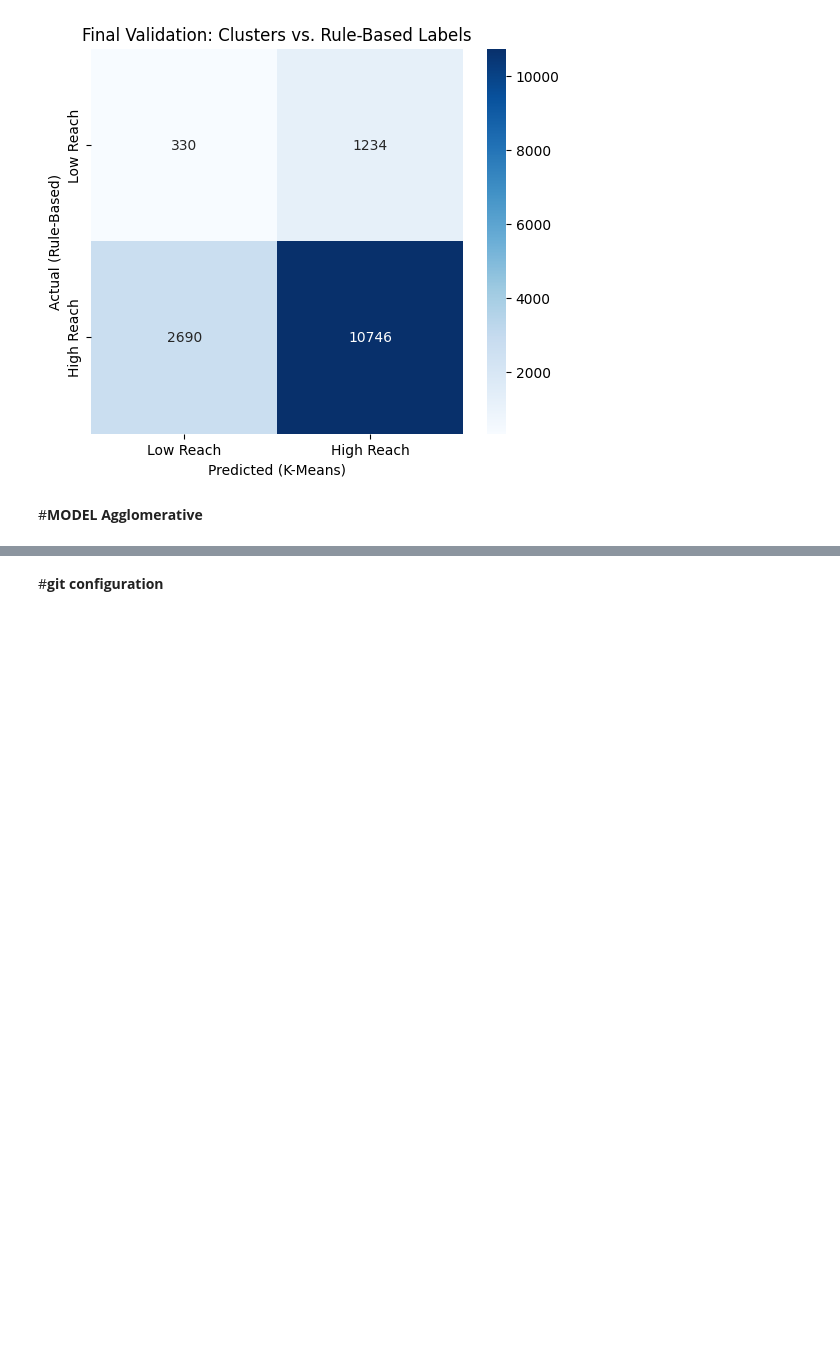
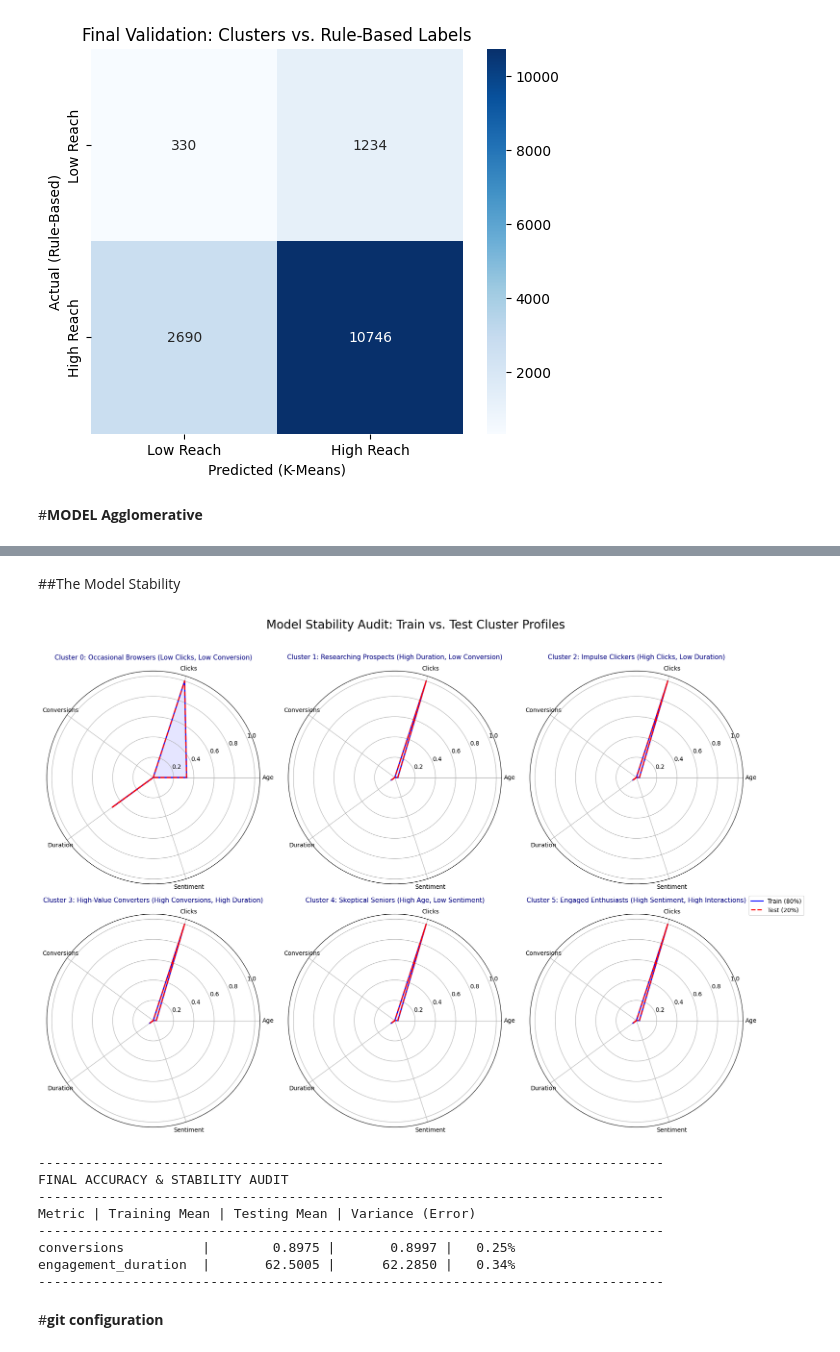
Before and after one commit to praveentecsl/High-Engagement-Content-Classification-model, a Jupyter notebook: SocialMedia_engagement.ipynb, the cells around one changed output, grey strips where cells are left out. Saved outputs shown, nothing was run; the diff lists cells and outputs as text; code cells hidden in the pictures; blank space fills up the shorter version.

```diff
--- a/SocialMedia_engagement.ipynb
+++ b/SocialMedia_engagement.ipynb
@@ -182,3 +698,69 @@ weighted avg       0.81      0.74      0.77     15000
+# %% [markdown]
+##The Model Stability
+# %%
+import matplotlib.pyplot as plt
+import pandas as pd
+import numpy as np
+
+# 1. Prepare Data for Radar/Spider Plot Comparison
+# We focus on the core engagement metrics to show stability
+labels = ['Age', 'Clicks', 'Conversions', 'Duration', 'Sentiment']
+n_metrics = len(labels)
+
+# 2. CREATE STABILITY VISUALIZATION
+fig, axes = plt.subplots(2, 3, figsize=(18, 12), subplot_kw=dict(polar=True))
+axes = axes.flatten()
+
+for i in range(optimal_k):
+    # Extract Means for Train and Test
+    train_values = train_profile.iloc[i][['age', 'clicks', 'conversions', 'engagement_duration', 'sentiment_score']].values
+    test_values = test_profile.iloc[i][['age', 'clicks', 'conversions', 'engagement_duration', 'sentiment_score']].values
+
+    # Normalize for visualization (0 to 1 scale for the plot)
+    train_norm = (train_values - train_values.min()) / (train_values.max() - train_values.min() + 1e-6)
+    test_norm = (test_values - test_values.min()) / (test_values.max() - test_values.min() + 1e-6)
+
+    # Close the loop for the radar plot
+    train_norm = np.concatenate((train_norm, [train_norm[0]]))
+    test_norm = np.concatenate((test_norm, [test_norm[0]]))
+    angles = np.linspace(0, 2 * np.pi, n_metrics, endpoint=False).tolist()
+    angles += angles[:1]
+
+    # Plotting
+    axes[i].plot(angles, train_norm, color='blue', linewidth=2, label='Train (80%)')
+    axes[i].fill(angles, train_norm, color='blue', alpha=0.1)
+    axes[i].plot(angles, test_norm, color='red', linewidth=2, linestyle='--', label='Test (20%)')
+    axes[i].set_title(f"Cluster {i}: {cluster_names[i]}", size=11, color='navy', pad=20)
+    axes[i].set_xticks(angles[:-1])
+    axes[i].set_xticklabels(labels)
+
+plt.suptitle("Model Stability Audit: Train vs. Test Cluster Profiles", size=20, y=1.02)
+plt.legend(loc='upper right', bbox_to_anchor=(1.3, 1.1))
+plt.tight_layout()
+plt.show()
+
+# 3. FINAL STABILITY REPORT
+print("-" * 80)
+print("FINAL ACCURACY & STABILITY AUDIT")
+print("-" * 80)
+print("Metric | Training Mean | Testing Mean | Variance (Error)")
+print("-" * 80)
+for metric in ['conversions', 'engagement_duration']:
+    t_m = X_train_raw[metric].mean()
+    v_m = X_test_raw[metric].mean()
+    diff = abs(t_m - v_m) / t_m * 100
+    print(f"{metric:20} | {t_m:13.4f} | {v_m:12.4f} | {diff:6.2f}%")
+print("-" * 80)
+# %% [output]
+[figure, added]
+--------------------------------------------------------------------------------
+FINAL ACCURACY & STABILITY AUDIT
+--------------------------------------------------------------------------------
+Metric | Training Mean | Testing Mean | Variance (Error)
+--------------------------------------------------------------------------------
+conversions          |        0.8975 |       0.8997 |   0.25%
+engagement_duration  |       62.5005 |      62.2850 |   0.34%
+--------------------------------------------------------------------------------
 # %% [markdown]
 #**********git configuration**********
 # %% [markdown]
```
Also changed, not shown: parts of 21 cells of this notebook.
